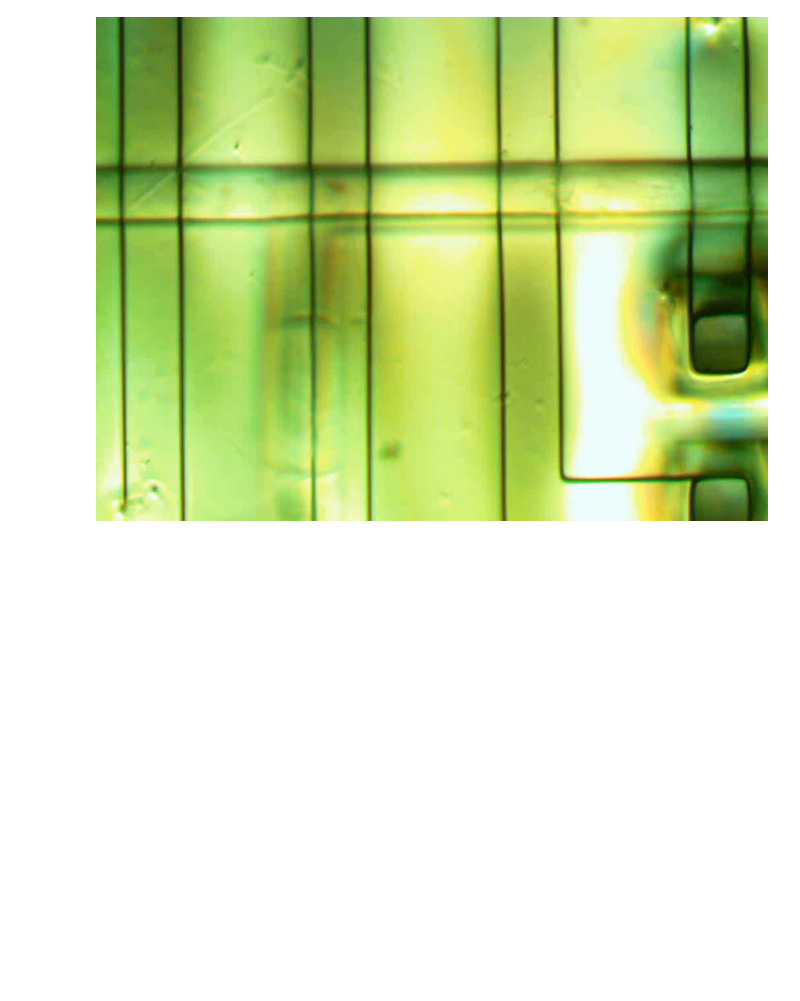
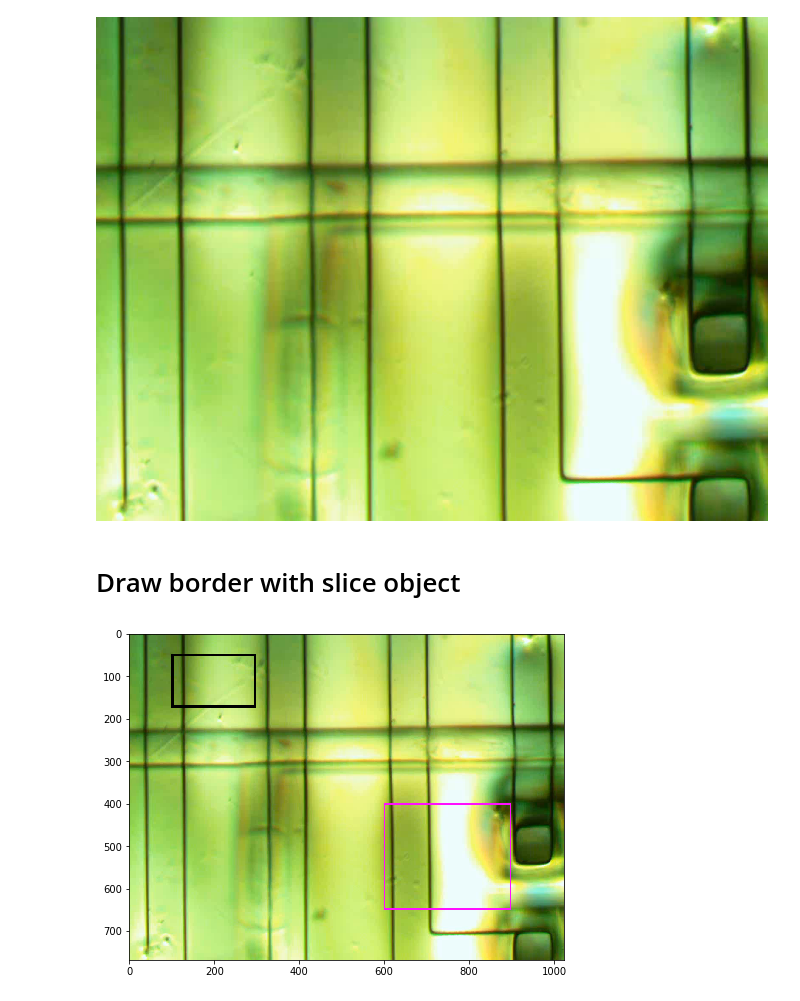
Before and after one commit to gregnordin/notes_to_self, a Jupyter notebook: python/working_with_images_notes.ipynb, the cells around one changed output. Saved outputs shown, nothing was run; the diff lists cells and outputs as text; code cells hidden in the pictures; blank space fills up the shorter version.

Commit message:
Draw a border around a slice object on an image

```diff
--- a/python/working_with_images_notes.ipynb
+++ b/python/working_with_images_notes.ipynb
@@ -61,3 +60,46 @@ ax.imshow(pil_img);
 pil_img
 # %% [output]
 [figure]
+# %% [markdown]
+# Draw border with slice object
+# %%
+def roi_border(img, roi, border_value=0, border_width=1):
+    """
+    Draw border on image showing extent of region-of-interest.
+
+    Parameters
+    ----------
+    img : 2D numpy array for grayscale images or 3D [:,:,3] numpy
+          array for color images
+        image on which to draw border
+    roi : tuple with two numpy slice objects
+        region-of-interest that defines border
+    border_value : int, float, or 3-element array-like, optional
+        color (gray level) for border
+    border_width: int, optional
+        width of border, drawn on boundary with width toward *interior*
+        of region-of-interest
+    """
+    xslice, yslice = roi[1], roi[0]
+    xstart, xstop = xslice.start, xslice.stop
+    ystart, ystop = yslice.start, yslice.stop
+    img[ystart:ystart+border_width, xstart:xstop] = border_value
+    img[ystop-border_width:ystop, xstart:xstop] = border_value
+    img[ystart:ystop, xstart:xstart+border_width] = border_value
+    img[ystart:ystop, xstop-border_width:xstop] = border_value
+
+x1, y1 = 100, 50
+w1, h1 = 200, 125
+roi_1 = np.s_[y1:y1+h1, x1:x1+w1]
+x2, y2 = 600, 400
+w2, h2 = 300, 250
+roi_2 = np.s_[y2:y2+h2, x2:x2+w2]
+
+temp_np_img = np_img.copy()
+roi_border(temp_np_img, roi_1, border_width=5)
+roi_border(temp_np_img, roi_2, border_value=(255, 15, 255), border_width=3)
+
+fig, ax = plt.subplots(figsize=(8,6))
+ax.imshow(temp_np_img, interpolation=None, vmin=0, vmax=255);
+# %% [output]
+[figure, added]
```
Also changed, not shown: parts of 1 cell of this notebook.
